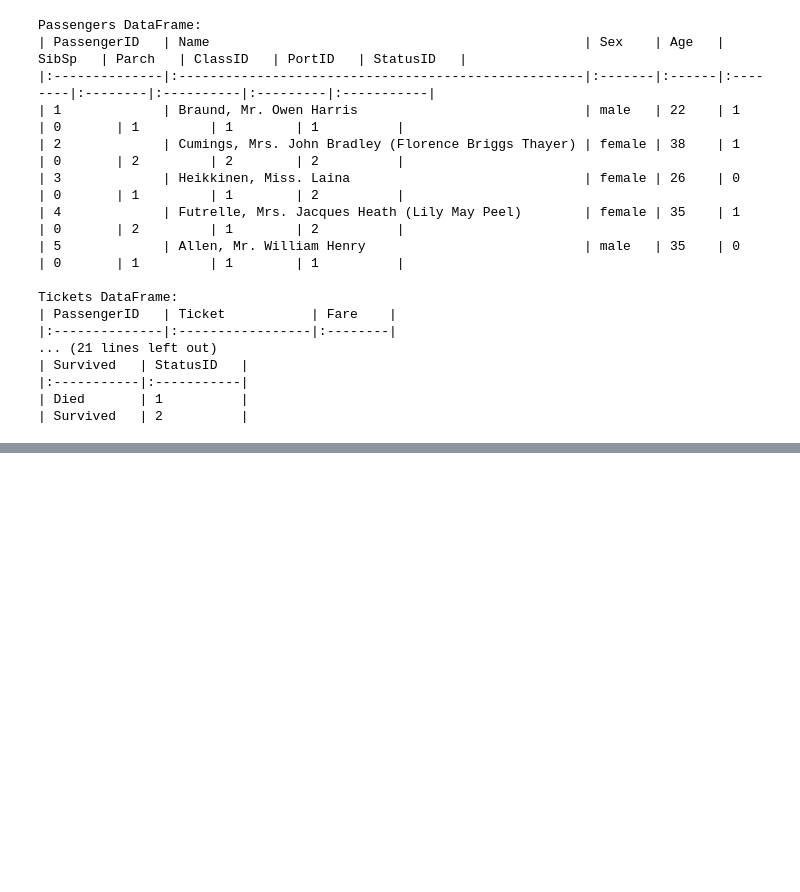
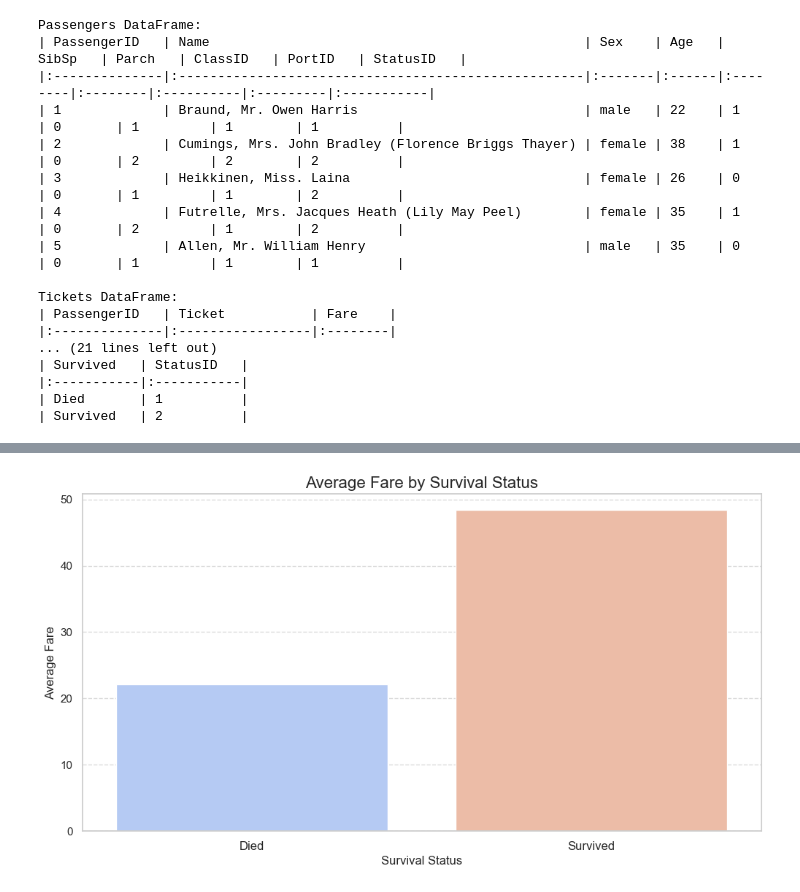
Before and after one commit to jmil86/Project3_Group4, a Jupyter notebook: titanic.ipynb, the cells around one changed output, grey strips where cells are left out. Saved outputs shown, nothing was run; the diff lists cells and outputs as text; code cells hidden in the pictures; blank space fills up the shorter version.

Commit message:
Updated DASH and included visualizations

```diff
--- a/titanic.ipynb
+++ b/titanic.ipynb
@@ -378,0 +379,13 @@ plt.show()
+# %%
+# Create a bar plot to show the distribution of fares by survival status
+plt.figure(figsize=(12, 6))
+sns.barplot(x='Survived', y='Fare', data=complete_df, hue='Survived', palette='coolwarm', errorbar=None)
+# Customize the plot
+plt.title('Average Fare by Survival Status', fontsize=16)
+plt.xlabel('Survival Status', fontsize=12)
+plt.ylabel('Average Fare', fontsize=12)
+plt.xticks([0, 1], ['Died', 'Survived'], fontsize=12)
+plt.grid(axis='y', linestyle='--', alpha=0.7)
+plt.show()
+# %% [output]
+[figure, added]
```
Also changed, not shown: parts of 16 cells of this notebook, 1 other file.
